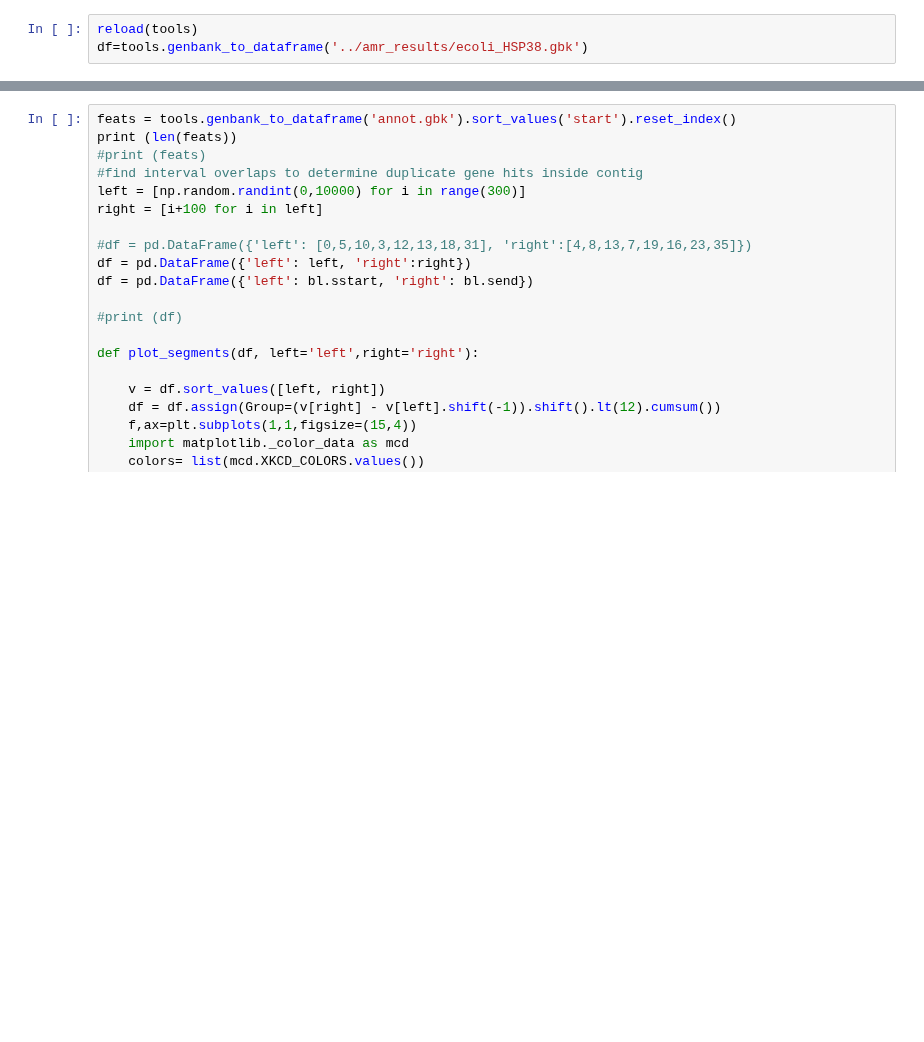
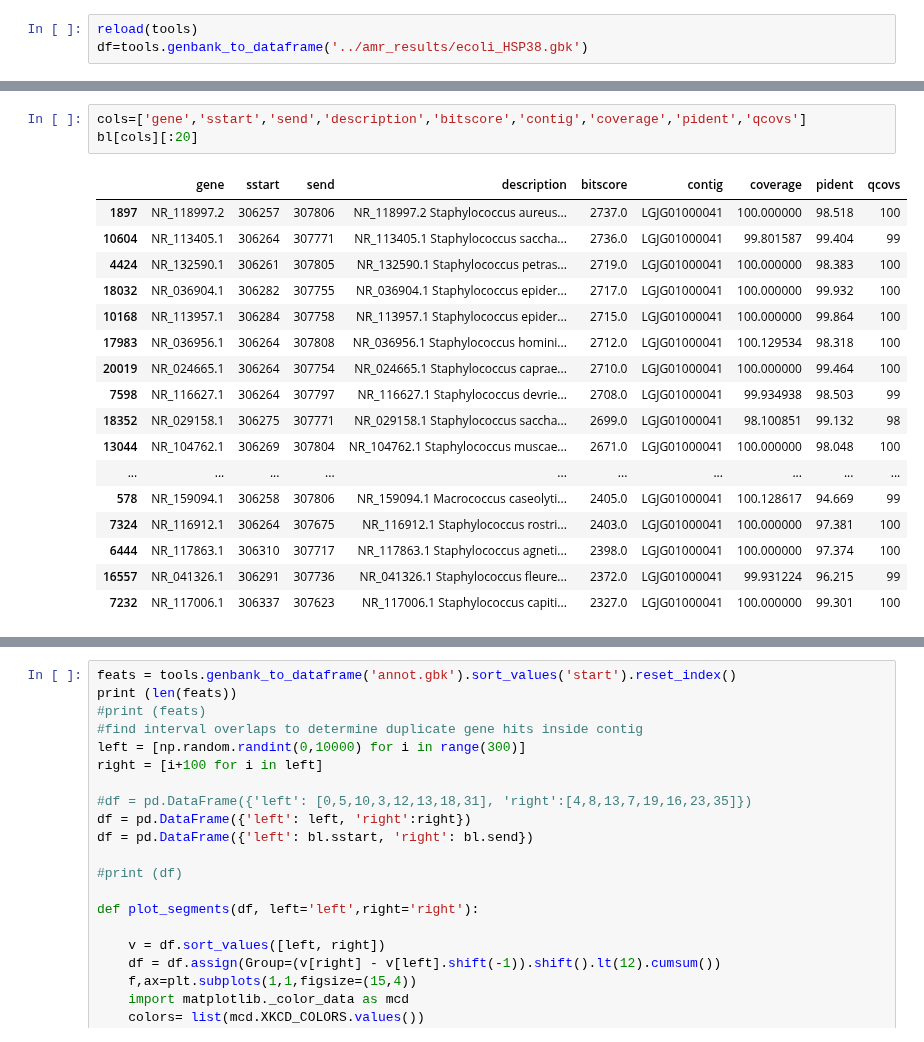
Before and after one commit to dmnfarrell/pathogenie, a Jupyter notebook: notebooks/testing.ipynb, the cells around one changed output, grey strips where cells are left out. Cells and saved outputs as stored; diff of their text form; blank space fills up the shorter version.

```diff
--- a/notebooks/testing.ipynb
+++ b/notebooks/testing.ipynb
@@ -269,2 +278,23 @@ bl = find_genes(targfile, 'bacteria.16SrRNA', threads=10)
+# %%
+cols=['gene','sstart','send','description','bitscore','contig','coverage','pident','qcovs']
+bl[cols][:20]
+# %% [output]
+|  | gene | sstart | send | description | bitscore | contig | coverage | pident | qcovs |
+| 1897 | NR_118997.2 | 306257 | 307806 | NR_118997.2 Staphylococcus aureus... | 2737.0 | LGJG01000041 | 100.000000 | 98.518 | 100 |
+| 10604 | NR_113405.1 | 306264 | 307771 | NR_113405.1 Staphylococcus saccha... | 2736.0 | LGJG01000041 | 99.801587 | 99.404 | 99 |
+| 4424 | NR_132590.1 | 306261 | 307805 | NR_132590.1 Staphylococcus petras... | 2719.0 | LGJG01000041 | 100.000000 | 98.383 | 100 |
+| 18032 | NR_036904.1 | 306282 | 307755 | NR_036904.1 Staphylococcus epider... | 2717.0 | LGJG01000041 | 100.000000 | 99.932 | 100 |
+| 10168 | NR_113957.1 | 306284 | 307758 | NR_113957.1 Staphylococcus epider... | 2715.0 | LGJG01000041 | 100.000000 | 99.864 | 100 |
+| 17983 | NR_036956.1 | 306264 | 307808 | NR_036956.1 Staphylococcus homini... | 2712.0 | LGJG01000041 | 100.129534 | 98.318 | 100 |
+| 20019 | NR_024665.1 | 306264 | 307754 | NR_024665.1 Staphylococcus caprae... | 2710.0 | LGJG01000041 | 100.000000 | 99.464 | 100 |
+| 7598 | NR_116627.1 | 306264 | 307797 | NR_116627.1 Staphylococcus devrie... | 2708.0 | LGJG01000041 | 99.934938 | 98.503 | 99 |
+| 18352 | NR_029158.1 | 306275 | 307771 | NR_029158.1 Staphylococcus saccha... | 2699.0 | LGJG01000041 | 98.100851 | 99.132 | 98 |
+| 13044 | NR_104762.1 | 306269 | 307804 | NR_104762.1 Staphylococcus muscae... | 2671.0 | LGJG01000041 | 100.000000 | 98.048 | 100 |
+| ... | ... | ... | ... | ... | ... | ... | ... | ... | ... |
+| 578 | NR_159094.1 | 306258 | 307806 | NR_159094.1 Macrococcus caseolyti... | 2405.0 | LGJG01000041 | 100.128617 | 94.669 | 99 |
+| 7324 | NR_116912.1 | 306264 | 307675 | NR_116912.1 Staphylococcus rostri... | 2403.0 | LGJG01000041 | 100.000000 | 97.381 | 100 |
+| 6444 | NR_117863.1 | 306310 | 307717 | NR_117863.1 Staphylococcus agneti... | 2398.0 | LGJG01000041 | 100.000000 | 97.374 | 100 |
+| 16557 | NR_041326.1 | 306291 | 307736 | NR_041326.1 Staphylococcus fleure... | 2372.0 | LGJG01000041 | 99.931224 | 96.215 | 99 |
+| 7232 | NR_117006.1 | 306337 | 307623 | NR_117006.1 Staphylococcus capiti... | 2327.0 | LGJG01000041 | 100.000000 | 99.301 | 100 |
 # %%
 reload(app)
```
Also changed, not shown: parts of 6 cells of this notebook, 2 other files.
